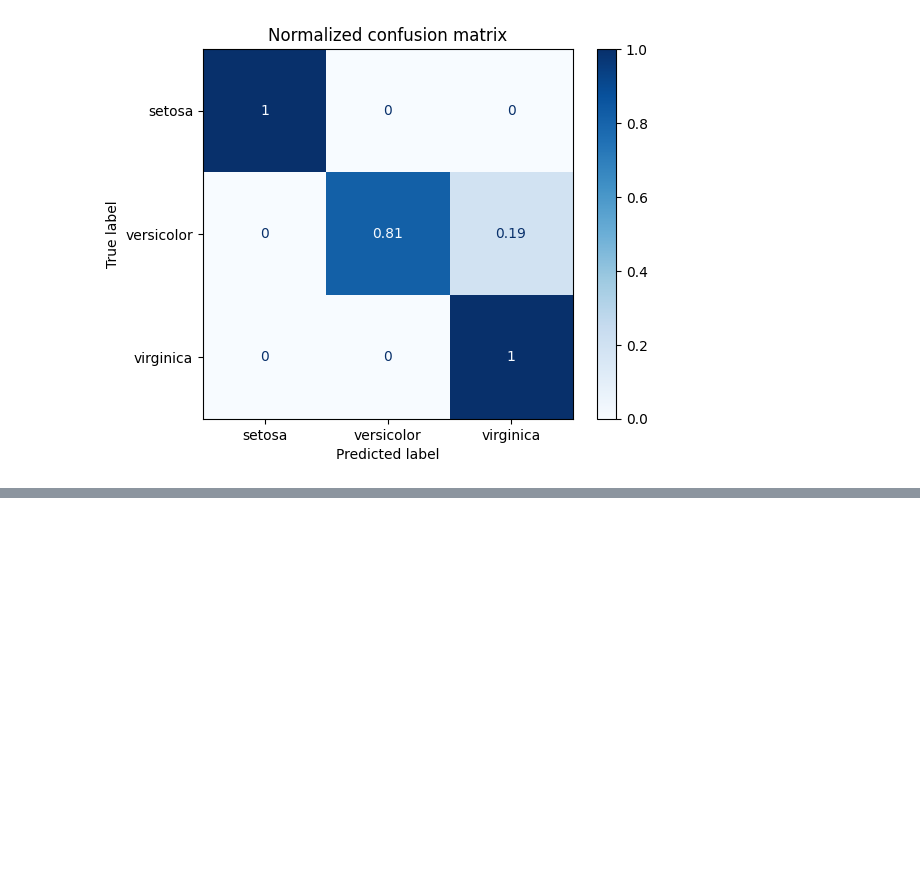
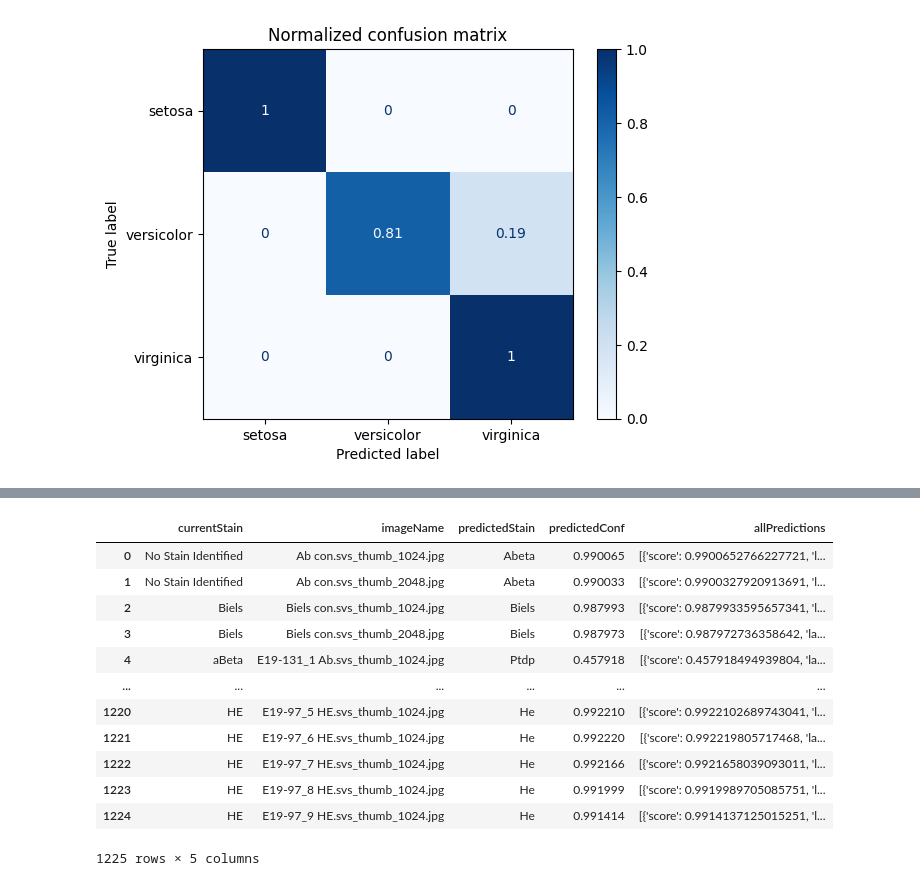
Before and after one commit to dgutman/dsa_utils, a Jupyter notebook: dsa_cm_view/predictStains.ipynb, the cells around one changed output, grey strips where cells are left out. Saved outputs shown, nothing was run; the diff lists cells and outputs as text; code cells hidden in the pictures; blank space fills up the shorter version.

```diff
--- a/dsa_cm_view/predictStains.ipynb
+++ b/dsa_cm_view/predictStains.ipynb
@@ -246,0 +265,17 @@ Normalized confusion matrix
+# %%
+dftwo = pd.read_json("predictionSample.json")
+dftwo
+# %% [output]
+|  | currentStain | imageName | predictedStain | predictedConf | allPredictions |
+| 0 | No Stain Identified | Ab con.svs_thumb_1024.jpg | Abeta | 0.990065 | [{'score': 0.9900652766227721, 'l... |
+| 1 | No Stain Identified | Ab con.svs_thumb_2048.jpg | Abeta | 0.990033 | [{'score': 0.9900327920913691, 'l... |
+| 2 | Biels | Biels con.svs_thumb_1024.jpg | Biels | 0.987993 | [{'score': 0.9879933595657341, 'l... |
+| 3 | Biels | Biels con.svs_thumb_2048.jpg | Biels | 0.987973 | [{'score': 0.987972736358642, 'la... |
+| 4 | aBeta | E19-131_1 Ab.svs_thumb_1024.jpg | Ptdp | 0.457918 | [{'score': 0.457918494939804, 'la... |
+| ... | ... | ... | ... | ... | ... |
+| 1220 | HE | E19-97_5 HE.svs_thumb_1024.jpg | He | 0.992210 | [{'score': 0.9922102689743041, 'l... |
+| 1221 | HE | E19-97_6 HE.svs_thumb_1024.jpg | He | 0.992220 | [{'score': 0.992219805717468, 'la... |
+| 1222 | HE | E19-97_7 HE.svs_thumb_1024.jpg | He | 0.992166 | [{'score': 0.9921658039093011, 'l... |
+| 1223 | HE | E19-97_8 HE.svs_thumb_1024.jpg | He | 0.991999 | [{'score': 0.9919989705085751, 'l... |
+| 1224 | HE | E19-97_9 HE.svs_thumb_1024.jpg | He | 0.991414 | [{'score': 0.9914137125015251, 'l... |
+1225 rows × 5 columns
```
Also changed, not shown: parts of 6 cells of this notebook, 6 other files.
